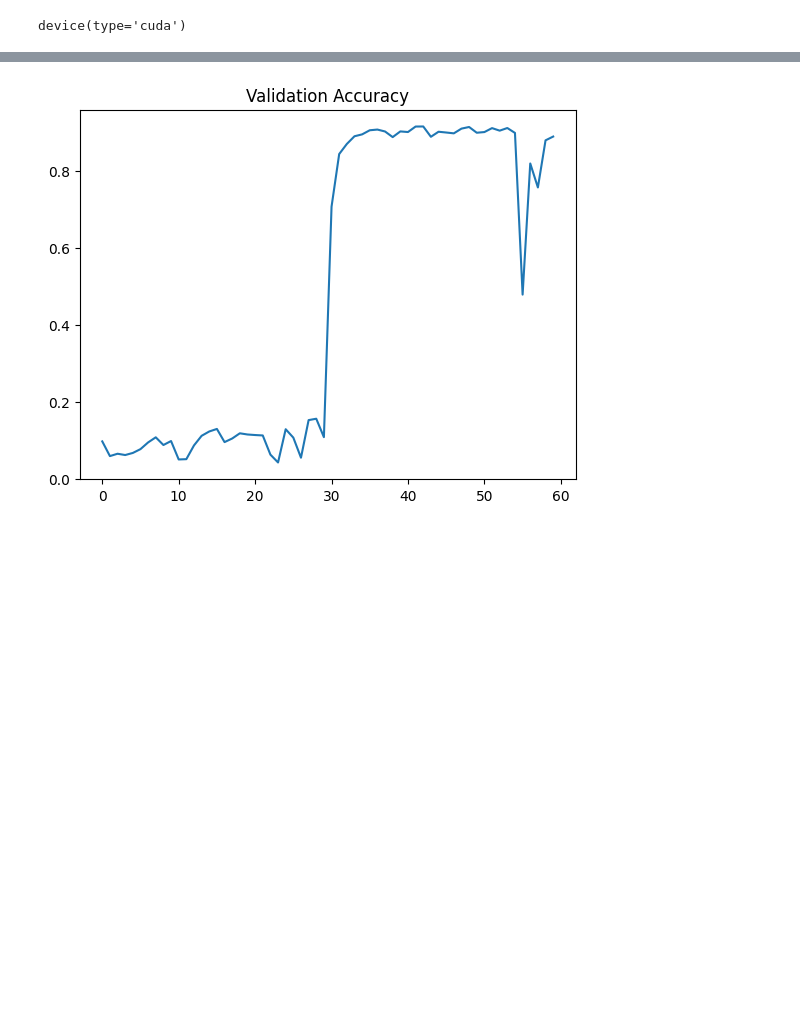
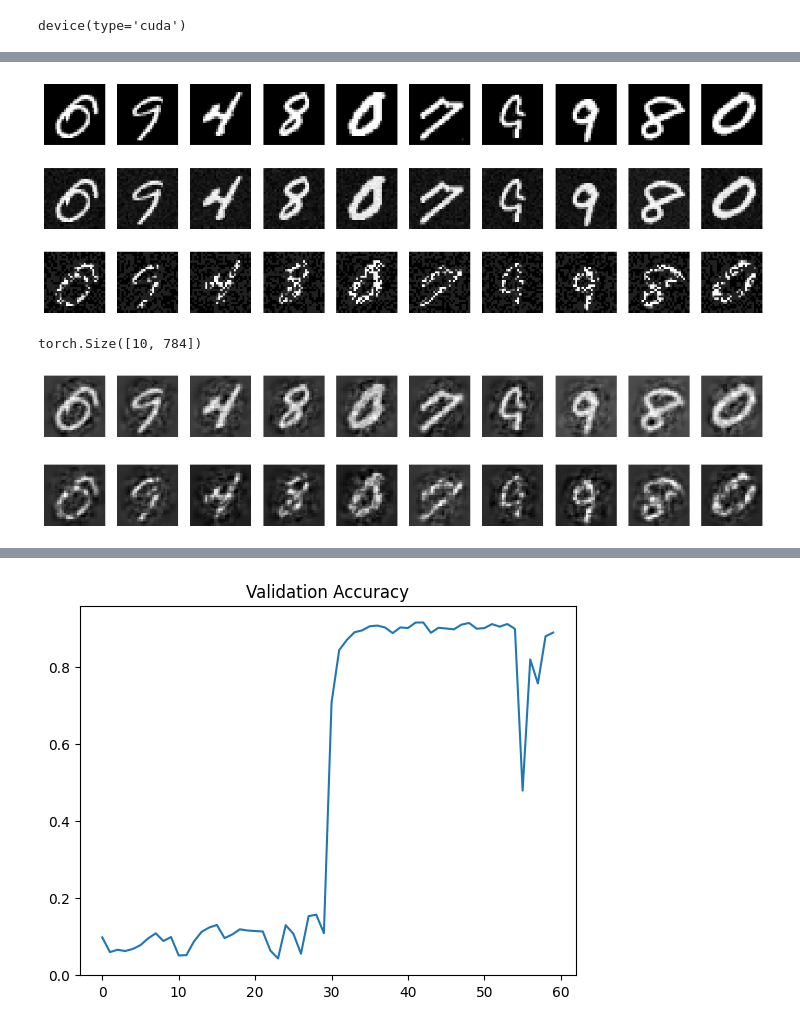
Before and after one commit to joeagriffith/pclib, a Jupyter notebook: examples/mnist/mnist_pclinear_inv_ss.ipynb, the cells around one changed output, grey strips where cells are left out. Saved outputs shown, nothing was run; the diff lists cells and outputs as text; code cells hidden in the pictures; blank space fills up the shorter version.

```diff
--- a/examples/mnist/mnist_pclinear_inv_ss.ipynb
+++ b/examples/mnist/mnist_pclinear_inv_ss.ipynb
@@ -151,3 +151,59 @@ plot_stats(stats, model)
+# %%
+# get 10 images
+images = []
+noisy_images = []
+partial_images = []
+labels = []
+for i in range(10):
+    img, _ = val_dataset[i]
+    images.append(img)
+    noisy_images.append(img + torch.randn_like(img) * 0.1)
+    partial_images.append(img * (torch.rand_like(img) < 0.5))
+    labels.append(label)
+
+# show images
+fig, axes = plt.subplots(3, 10, figsize=(15, 5))
+for i, ax in enumerate(axes[0]):
+    ax.imshow(images[i].squeeze().cpu(), cmap='gray')
+    ax.axis('off')
+for i, ax in enumerate(axes[1]):
+    ax.imshow(noisy_images[i].squeeze().cpu(), cmap='gray')
+    ax.axis('off')
+for i, ax in enumerate(axes[2]):
+    ax.imshow(partial_images[i].squeeze().cpu(), cmap='gray')
+    ax.axis('off')
+plt.show()
+
+images = torch.stack(images).flatten(1)
+noisy_images = torch.stack(noisy_images).flatten(1)
+partial_images = torch.stack(partial_images).flatten(1)
+# %% [output]
+[figure, added]
+# %%
+# reconstruct noisy images
+out, state = model.reconstruct(noisy_images)
+print(out.shape)
+
+
+# show reconstructed images
+fig, axes = plt.subplots(1, 10, figsize=(15, 5))
+for i, ax in enumerate(axes):
+    ax.imshow(out[i].cpu().reshape(28, 28), cmap='gray')
+    ax.axis('off')
+# %% [output]
+torch.Size([10, 784])
+[figure, added]
+# %%
+# reconstruct partial images
+out, state = model.reconstruct(partial_images)
+
+# show reconstructed images
+fig, axes = plt.subplots(1, 10, figsize=(15, 5))
+for i, ax in enumerate(axes):
+    ax.imshow(out[i].cpu().reshape(28, 28), cmap='gray')
+    ax.axis('off')
+# %% [output]
+[figure, added]
 # %%
 targets = torch.arange(NUM_CLASSES).to(device)
 images = model.generate(targets)
```
Also changed, not shown: parts of 5 cells of this notebook, 15 other files.
